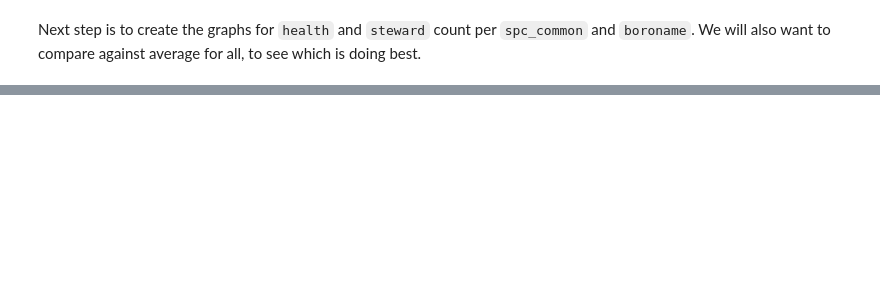
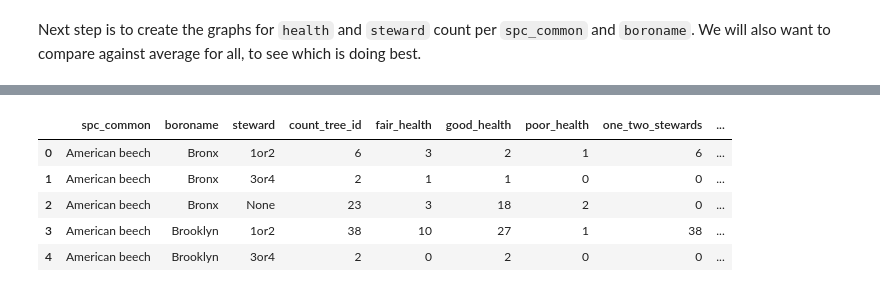
Before and after one commit to justinm0rgan/CUNY_DATA_608, a Jupyter notebook: module4/01_load_data_eda.ipynb, the cells around one changed output, grey strips where cells are left out. Saved outputs shown, nothing was run; the diff lists cells and outputs as text; code cells hidden in the pictures; blank space fills up the shorter version.

Commit message:
eda nb with all three graphs

```diff
--- a/module4/01_load_data_eda.ipynb
+++ b/module4/01_load_data_eda.ipynb
@@ -138,0 +168,27 @@ We will also want to compare against average for all, to see which is doing best
+# %%
+# another url call
+soql_url_2 = ('https://data.cityofnewyork.us/resource/nwxe-4ae8.json?' +\
+        '$select=coalesce(spc_common, "Unknown") as spc_common,boroname,steward,count(tree_id),\
+                sum(case when health = "Fair" then 1 else 0 end) as fair_health,\
+                sum(case when health = "Good" then 1 else 0 end) as good_health,\
+                sum(case when health = "Poor" then 1 else 0 end) as poor_health,\
+                sum(case when steward = "1or2" then 1 else 0 end) as one_two_stewards,\
+                sum(case when steward = "3or4" then 1 else 0 end) as three_four_stewards,\
+                sum(case when steward = "4orMore" then 1 else 0 end) as four_or_more_stewards,\
+                round(100 * SUM(CASE WHEN health = "Poor" THEN 1 ELSE 0 END) / COUNT(tree_id),2) AS percent_poor_health,\
+                round(100 * SUM(CASE WHEN health = "Fair" THEN 1 ELSE 0 END) / COUNT(tree_id),2) AS percent_fair_health,\
+                round(100 * SUM(CASE WHEN health = "Good" THEN 1 ELSE 0 END) / COUNT(tree_id),2) AS percent_good_health,\
+                round(100 * SUM(CASE WHEN steward = "1or2" THEN 1 ELSE 0 END) / COUNT(tree_id),2) AS percent_one_two_stewards,\
+                round(100 * SUM(CASE WHEN steward = "3or4" THEN 1 ELSE 0 END) / COUNT(tree_id),2) AS percent_three_four_stewards,\
+                round(100 * SUM(CASE WHEN steward = "4orMore" THEN 1 ELSE 0 END) / COUNT(tree_id),2) AS percent_four_or_more_stewards' +\
+        '&$group=spc_common,boroname,steward').replace(' ', '%20')
+soql_trees_2= pd.read_json(soql_url_2)
+
+soql_trees_2.head()
+# %% [output]
+|  | spc_common | boroname | steward | count_tree_id | fair_health | good_health | poor_health | one_two_stewards | ... |
+| 0 | American beech | Bronx | 1or2 | 6 | 3 | 2 | 1 | 6 | ... |
+| 1 | American beech | Bronx | 3or4 | 2 | 1 | 1 | 0 | 0 | ... |
+| 2 | American beech | Bronx | None | 23 | 3 | 18 | 2 | 0 | ... |
+| 3 | American beech | Brooklyn | 1or2 | 38 | 10 | 27 | 1 | 38 | ... |
+| 4 | American beech | Brooklyn | 3or4 | 2 | 0 | 2 | 0 | 0 | ... |
```
Also changed, not shown: parts of 9 cells of this notebook.
